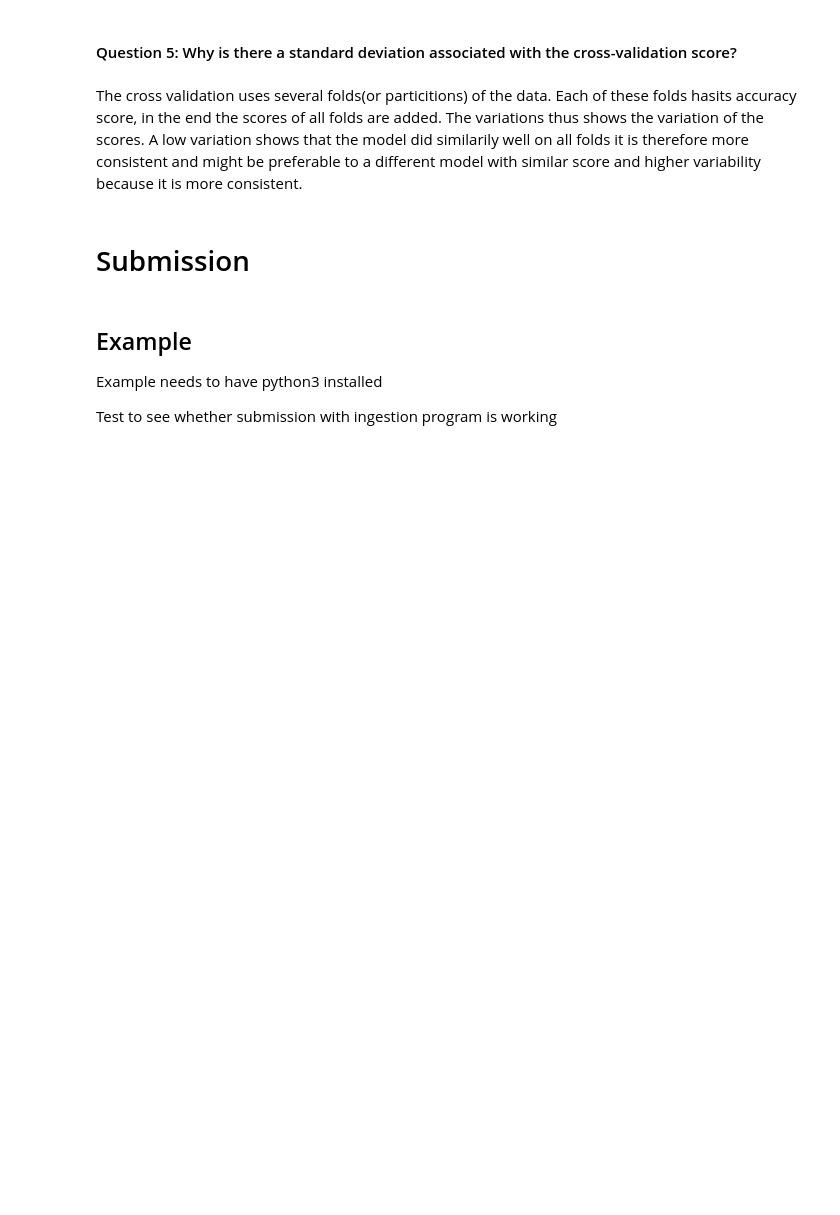
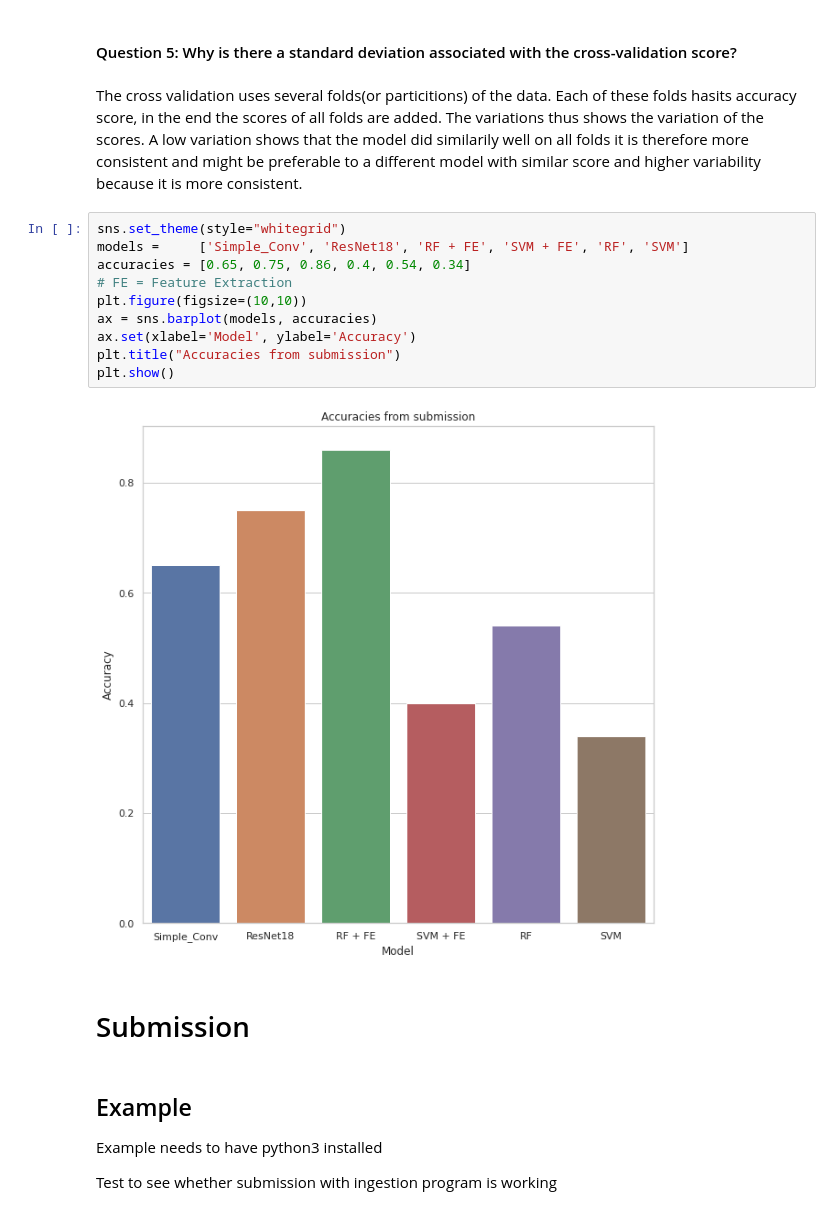
Before and after one commit to lyshuga/TP5, a Jupyter notebook: TP5.ipynb, the cells around one changed output. Saved outputs shown, nothing was run; the diff lists cells and outputs as text; blank space fills up the shorter version.

```diff
--- a/TP5.ipynb
+++ b/TP5.ipynb
@@ -797,6 +885,18 @@ NameError: name 'BasicCNN' is not defined
 #### Question 5: Why is there a standard deviation associated with the cross-validation score?
 # %% [markdown]
 The cross validation uses several folds(or particitions) of the data. Each of these folds hasits accuracy score, in the end the scores of all folds are added. The variations thus shows the variation of the scores. A low variation shows that the model did similarily well on all folds it is therefore more consistent and might be preferable to a different model with similar score and higher variability because it is more consistent.
+# %%
+sns.set_theme(style="whitegrid")
+models =     ['Simple_Conv', 'ResNet18', 'RF + FE', 'SVM + FE', 'RF', 'SVM']
+accuracies = [0.65, 0.75, 0.86, 0.4, 0.54, 0.34]
+# FE = Feature Extraction
+plt.figure(figsize=(10,10))
+ax = sns.barplot(models, accuracies)
+ax.set(xlabel='Model', ylabel='Accuracy')
+plt.title("Accuracies from submission")
+plt.show()
+# %% [output]
+[figure, added]
 # %% [markdown]
 # Submission
 # %% [markdown]
```
Also changed, not shown: parts of 28 cells of this notebook.
